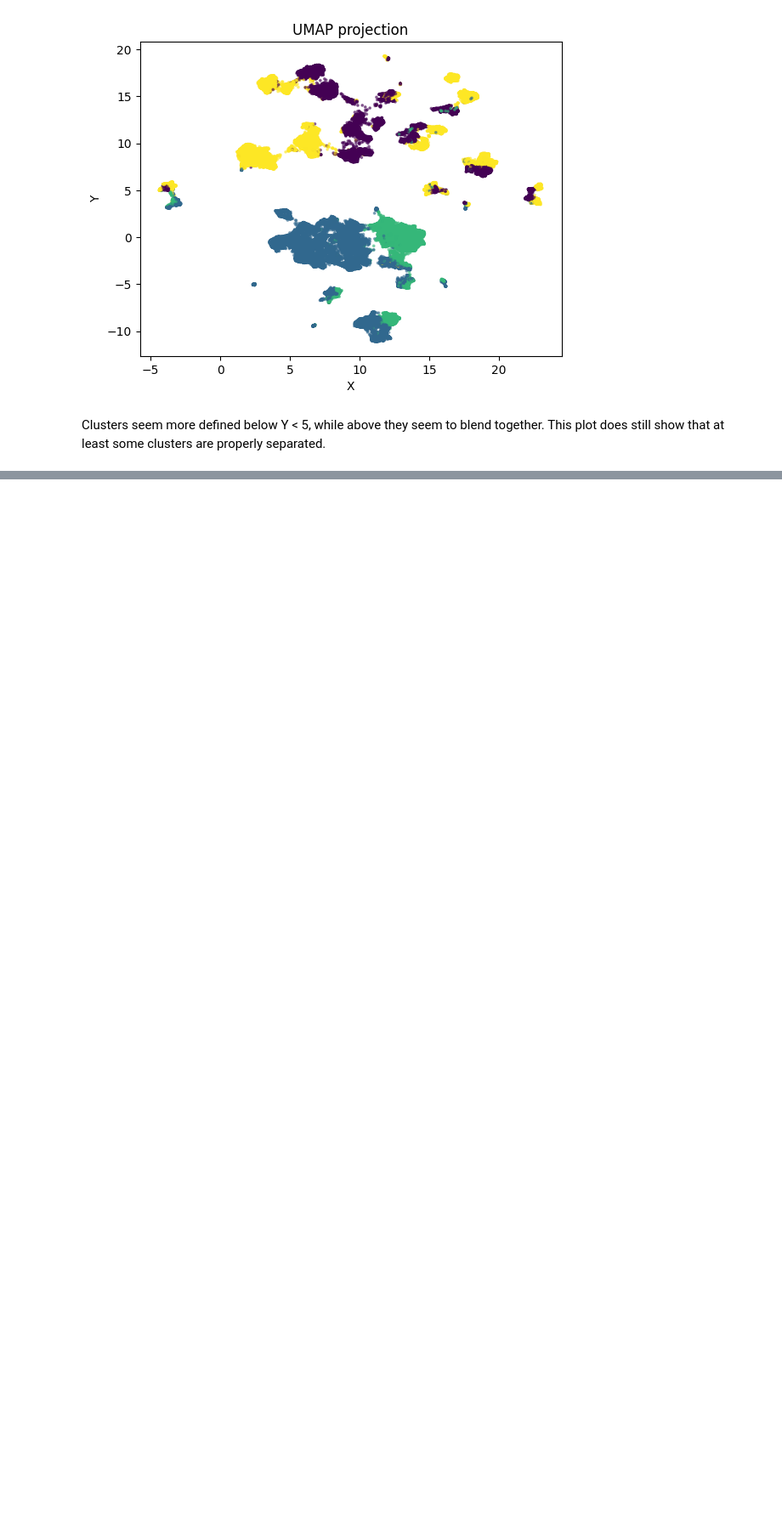
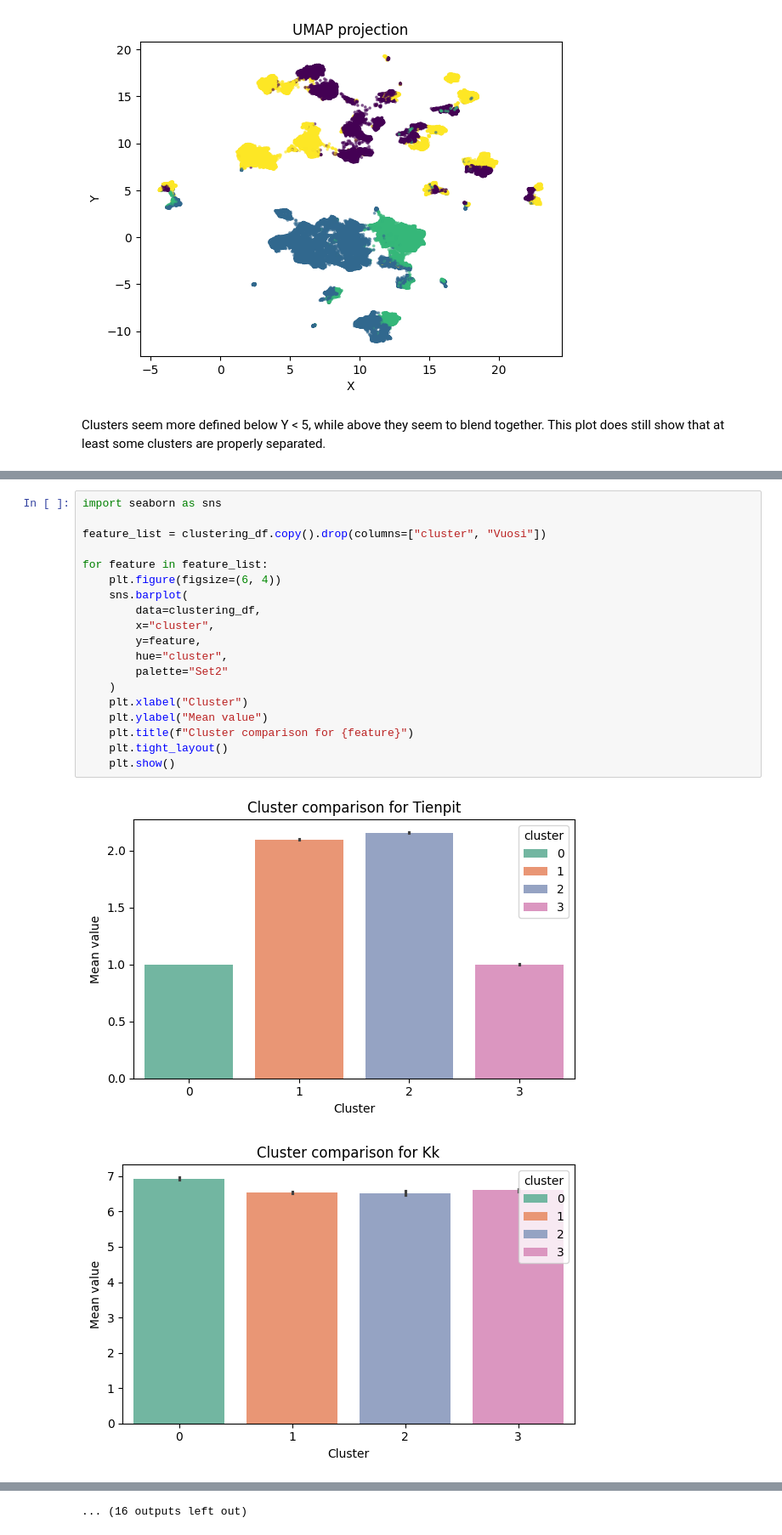
Before and after one commit to nealukumies/dml-project, a Jupyter notebook: traffic_accident_analysis.ipynb, the cells around one changed output, grey strips where cells are left out. Shown at 85% size. Cells and saved outputs as stored; diff of their text form; blank space fills up the shorter version.

Commit message:
cluster comparison

```diff
--- a/traffic_accident_analysis.ipynb
+++ b/traffic_accident_analysis.ipynb
@@ -528,0 +545,22 @@ Clusters seem more defined below Y < 5, while above they seem to blend together.
+# %%
+import seaborn as sns
+
+feature_list = clustering_df.copy().drop(columns=["cluster", "Vuosi"])
+
+for feature in feature_list:
+    plt.figure(figsize=(6, 4))
+    sns.barplot(
+        data=clustering_df,
+        x="cluster",
+        y=feature,
+        hue="cluster",
+        palette="Set2"
+    )
+    plt.xlabel("Cluster")
+    plt.ylabel("Mean value")
+    plt.title(f"Cluster comparison for {feature}")
+    plt.tight_layout()
+    plt.show()
+# %% [output]
+[figure, added]
+[figure, added]
@@ -528,0 +577 @@ Clusters seem more defined below Y < 5, while above they seem to blend together.
+... (16 outputs left out)
```
Also changed, not shown: parts of 3 cells of this notebook.
